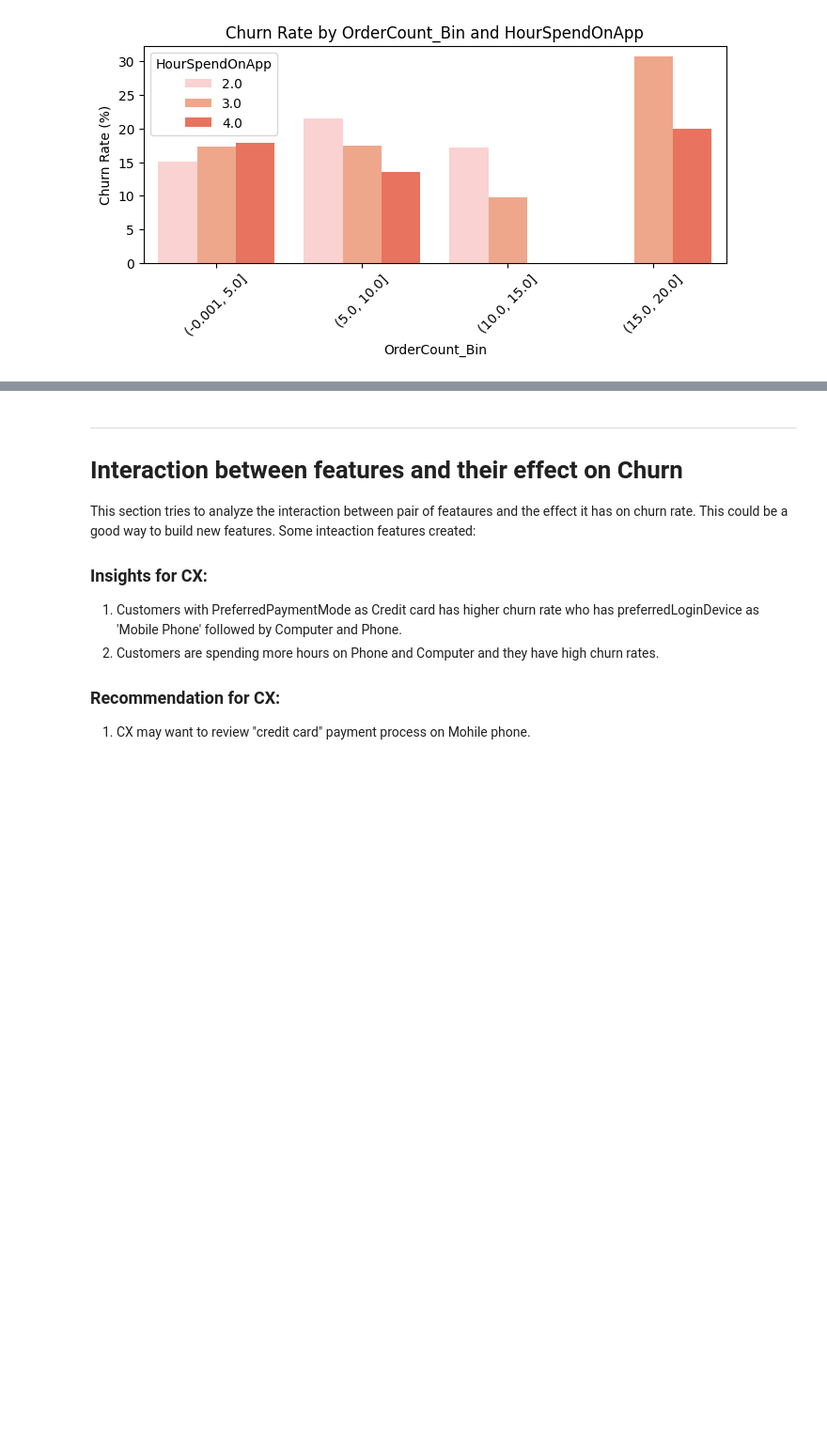
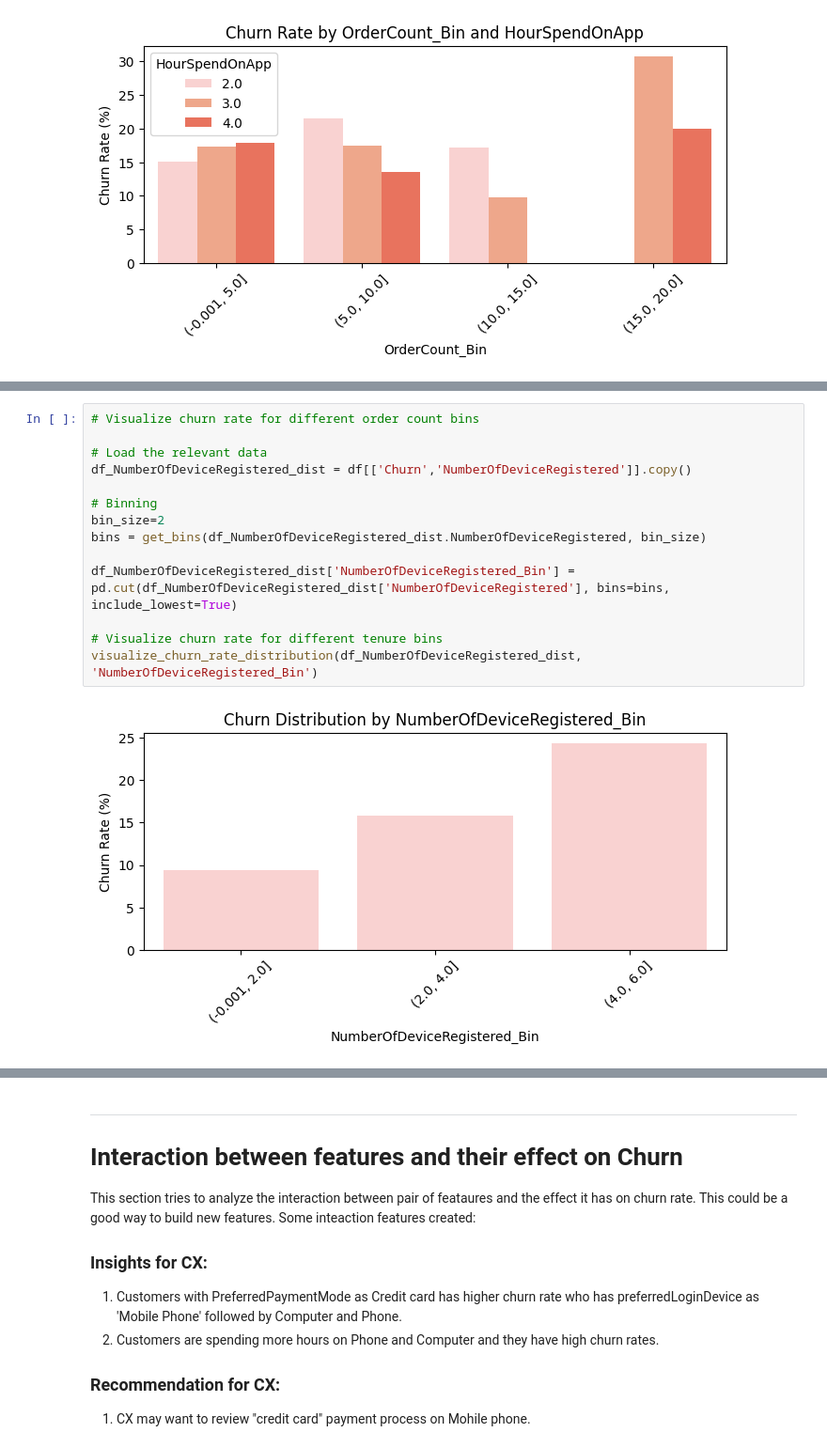
Before and after one commit to jhalalit/Churn_Insights_and_Prediction, a Jupyter notebook: Churn_Insights_and_Prediction.ipynb, the cells around one changed output, grey strips where cells are left out. Shown at 94% size. Saved outputs shown, nothing was run; the diff lists cells and outputs as text; blank space fills up the shorter version.

```diff
--- a/Churn_Insights_and_Prediction.ipynb
+++ b/Churn_Insights_and_Prediction.ipynb
@@ -824,0 +935,16 @@ plt.show()
+# %%
+# Visualize churn rate for different order count bins
+
+# Load the relevant data
+df_NumberOfDeviceRegistered_dist = df[['Churn','NumberOfDeviceRegistered']].copy()
+
+# Binning
+bin_size=2
+bins = get_bins(df_NumberOfDeviceRegistered_dist.NumberOfDeviceRegistered, bin_size)
+
+df_NumberOfDeviceRegistered_dist['NumberOfDeviceRegistered_Bin'] = pd.cut(df_NumberOfDeviceRegistered_dist['NumberOfDeviceRegistered'], bins=bins, include_lowest=True)
+
+# Visualize churn rate for different tenure bins
+visualize_churn_rate_distribution(df_NumberOfDeviceRegistered_dist, 'NumberOfDeviceRegistered_Bin')
+# %% [output]
+[figure, added]
```
Also changed, not shown: parts of 16 cells of this notebook.
